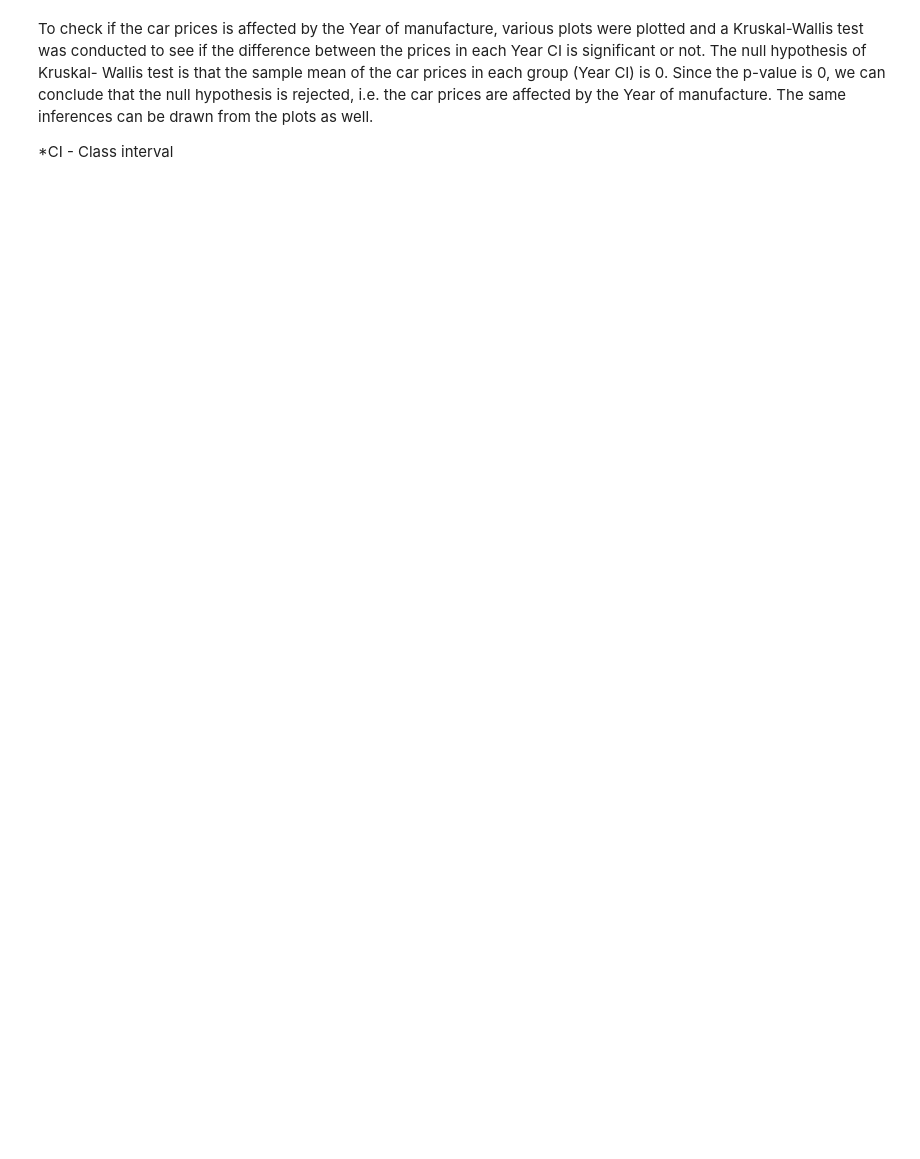
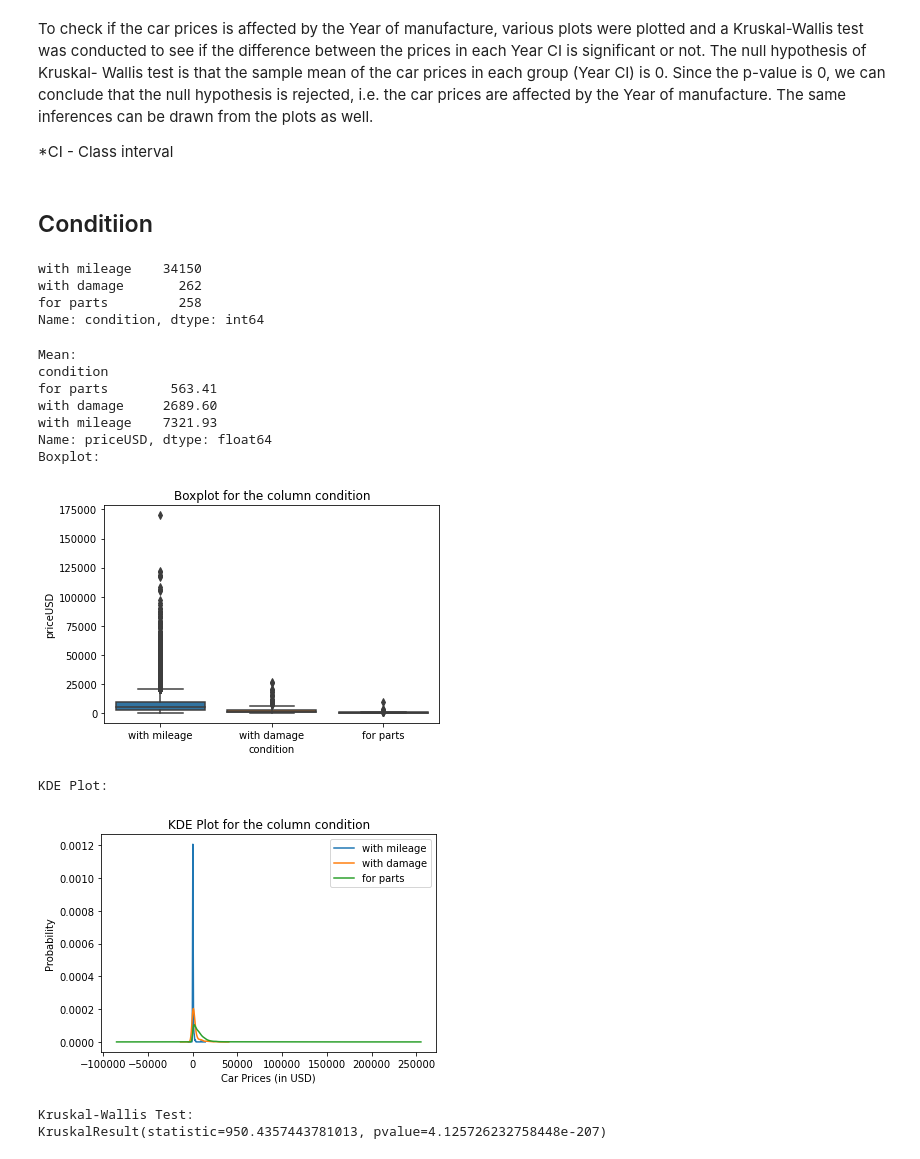
Before and after one commit to JyothiTom/Mechademy_Challenges, a Jupyter notebook: CarsPrices.ipynb, the cells around one changed output. Cells and saved outputs as stored; diff of their text form; code cells hidden in the pictures; blank space fills up the shorter version.

Commit message:
More Bivariate Analysis

```diff
--- a/CarsPrices.ipynb
+++ b/CarsPrices.ipynb
@@ -271,3 +292,27 @@ The null hypothesis of Kruskal- Wallis test is that the sample mean of the car p
 Since the p-value is 0, we can conclude that the null hypothesis is rejected, i.e. the car prices are affected by the Year of manufacture. The same inferences can be drawn from the plots as well.
 
 *CI - Class interval
+# %% [markdown]
+## Conditiion
+# %%
+subdf.condition.value_counts()
+# %% [output]
+with mileage    34150
+with damage       262
+for parts         258
+Name: condition, dtype: int64
+# %%
+cat_bivar(subdf, col='condition')
+# %% [output]
+Mean:
+condition
+for parts        563.41
+with damage     2689.60
+with mileage    7321.93
+Name: priceUSD, dtype: float64
+Boxplot:
+[figure, added]
+KDE Plot:
+[figure, added]
+Kruskal-Wallis Test:
+KruskalResult(statistic=950.4357443781013, pvalue=4.125726232758448e-207)
```
Also changed, not shown: parts of 30 cells of this notebook.
